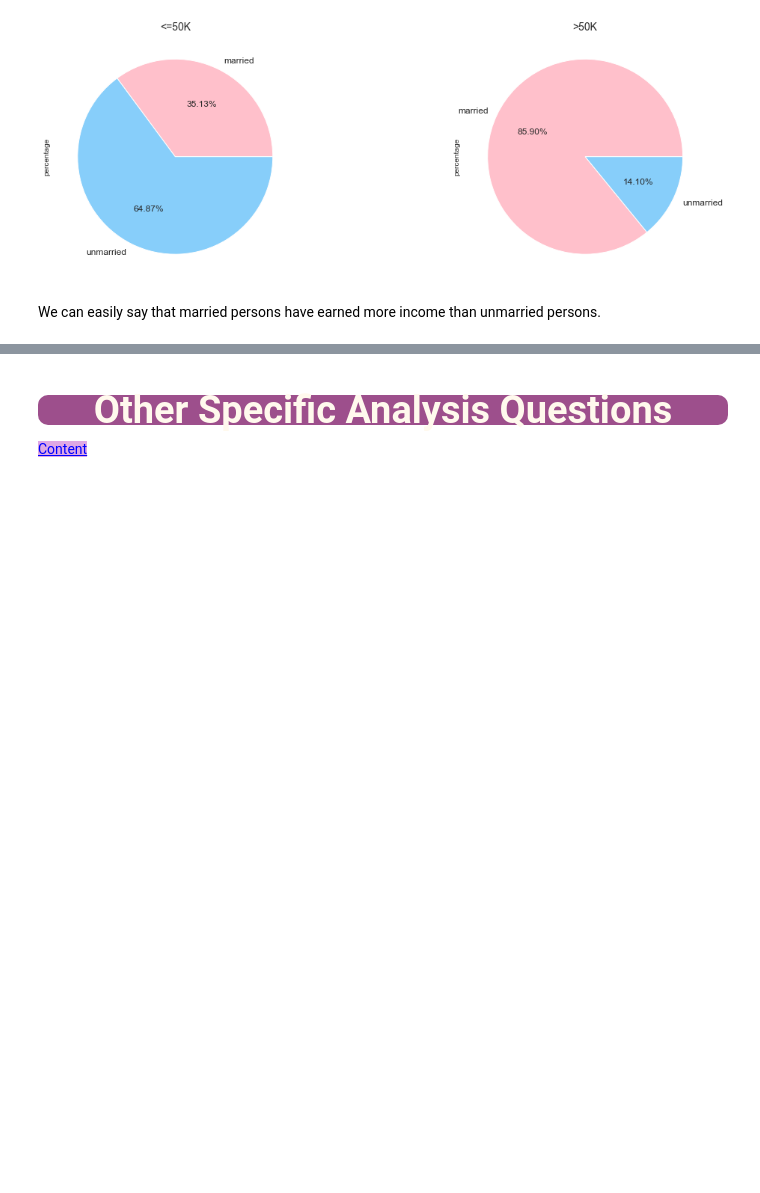
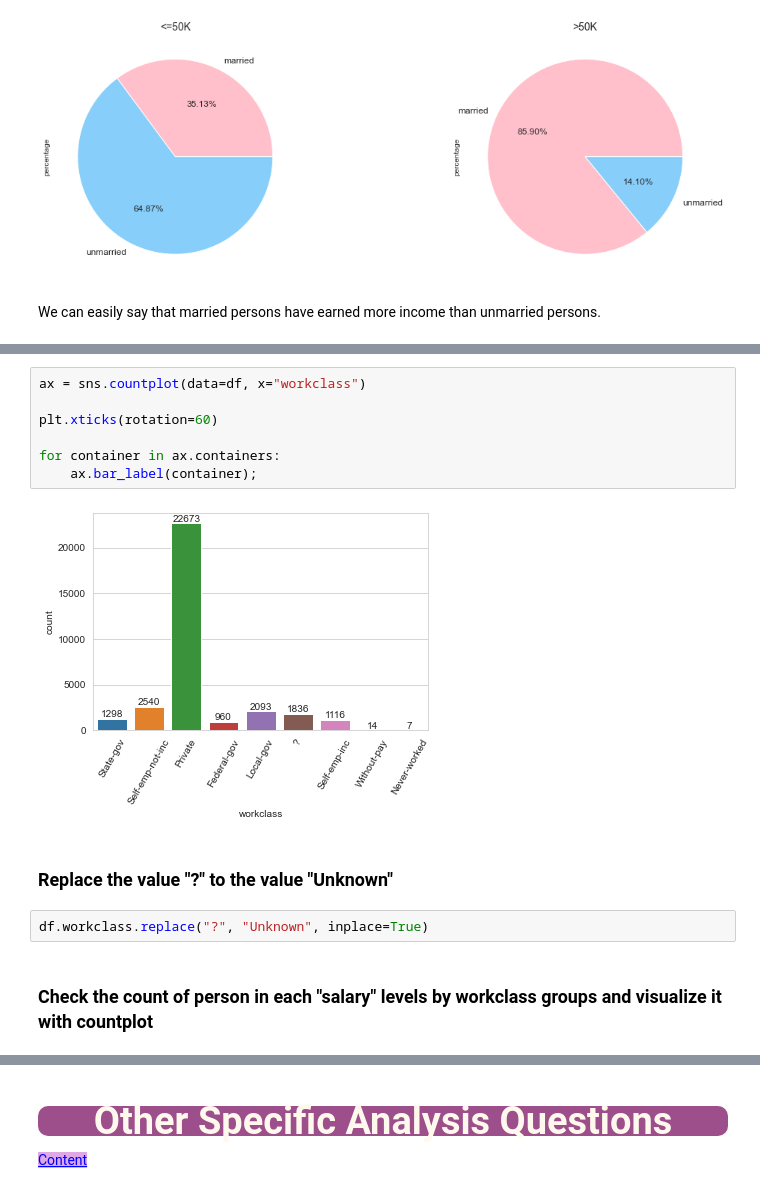
Before and after one commit to salimunlu47/EDA-Project-Analyze-US-Citizens-, a Jupyter notebook: EDA Project (Analyze US Citizens).ipynb, the cells around one changed output, grey strips where cells are left out. Cells and saved outputs as stored; diff of their text form; blank space fills up the shorter version.

```diff
--- a/EDA Project (Analyze US Citizens).ipynb
+++ b/EDA Project (Analyze US Citizens).ipynb
@@ -1143,0 +1161,15 @@ We can easily say that married persons have earned more income than unmarried pe
+# %%
+ax = sns.countplot(data=df, x="workclass")
+
+plt.xticks(rotation=60)
+
+for container in ax.containers:
+    ax.bar_label(container);
+# %% [output]
+[figure, added]
+# %% [markdown]
+### Replace the value "?" to the value "Unknown"
+# %%
+df.workclass.replace("?", "Unknown", inplace=True)
+# %% [markdown]
+### Check the count of person in each "salary" levels by workclass groups and visualize it with countplot
```
Also changed, not shown: parts of 18 cells of this notebook.
